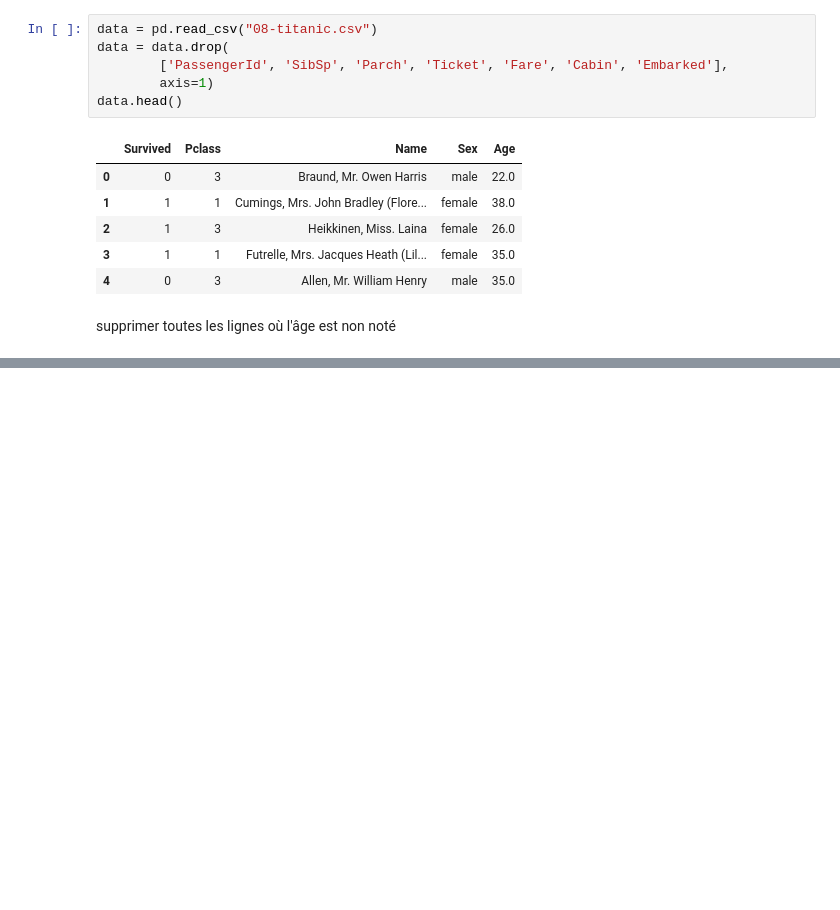
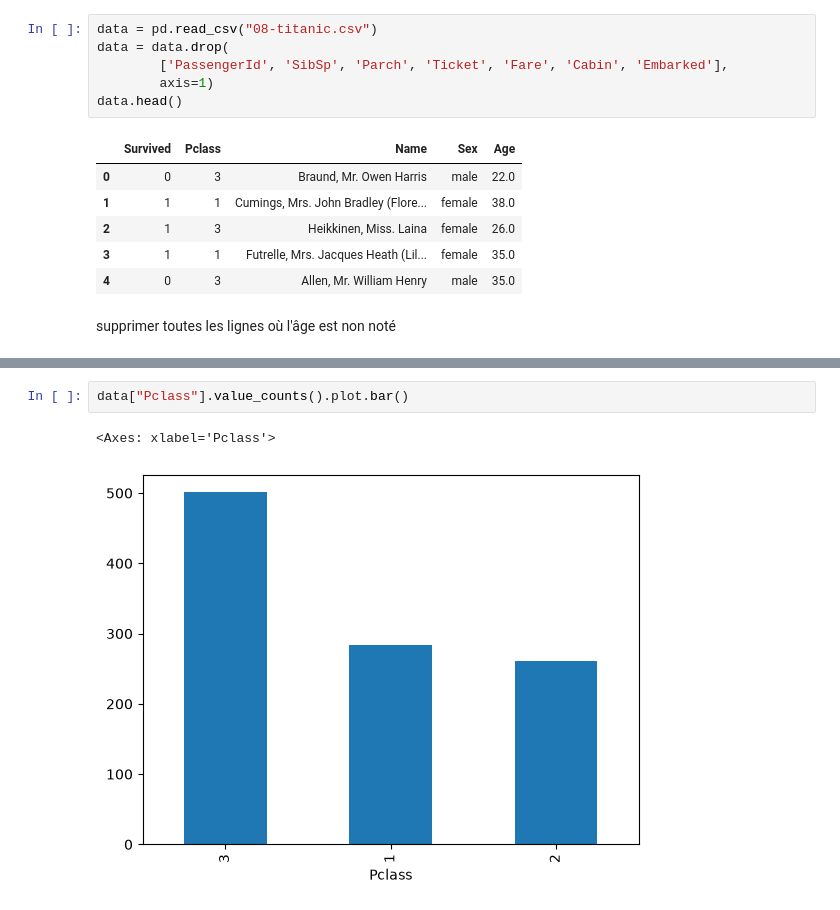
Before and after one commit to webdevproformation/m2-iot-juin2026, a Jupyter notebook: jour03/exo.ipynb, the cells around one changed output, grey strips where cells are left out. Cells and saved outputs as stored; diff of their text form; blank space fills up the shorter version.

```diff
--- a/jour03/exo.ipynb
+++ b/jour03/exo.ipynb
@@ -78,0 +93,5 @@ data.shape
+# %%
+data["Pclass"].value_counts().plot.bar()
+# %% [output]
+<Axes: xlabel='Pclass'>
+[figure, added]
```
Also changed, not shown: parts of 20 cells of this notebook.
